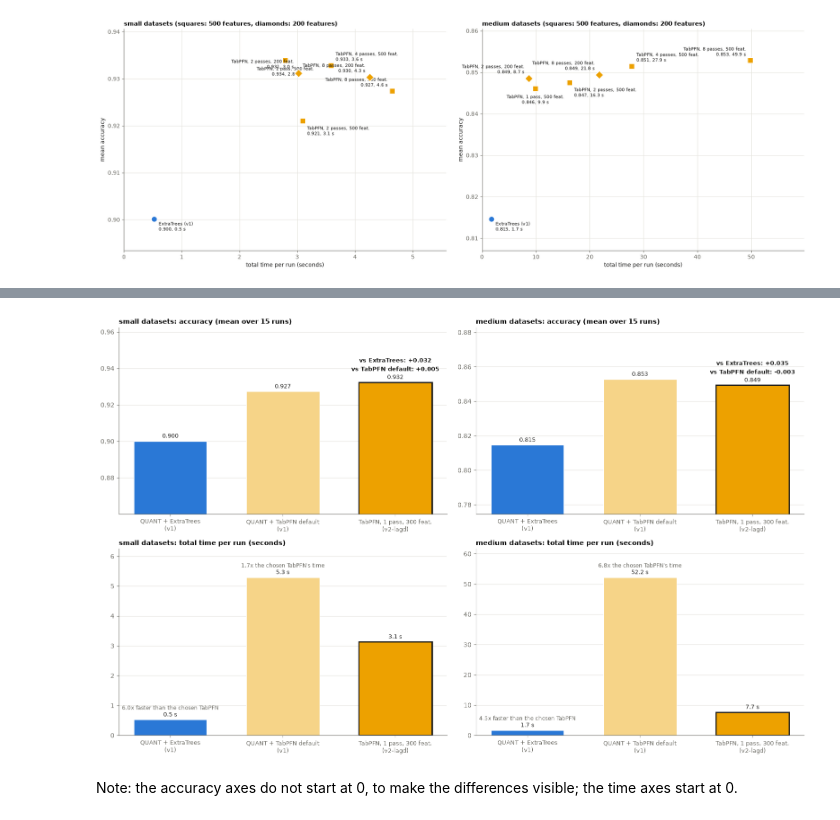
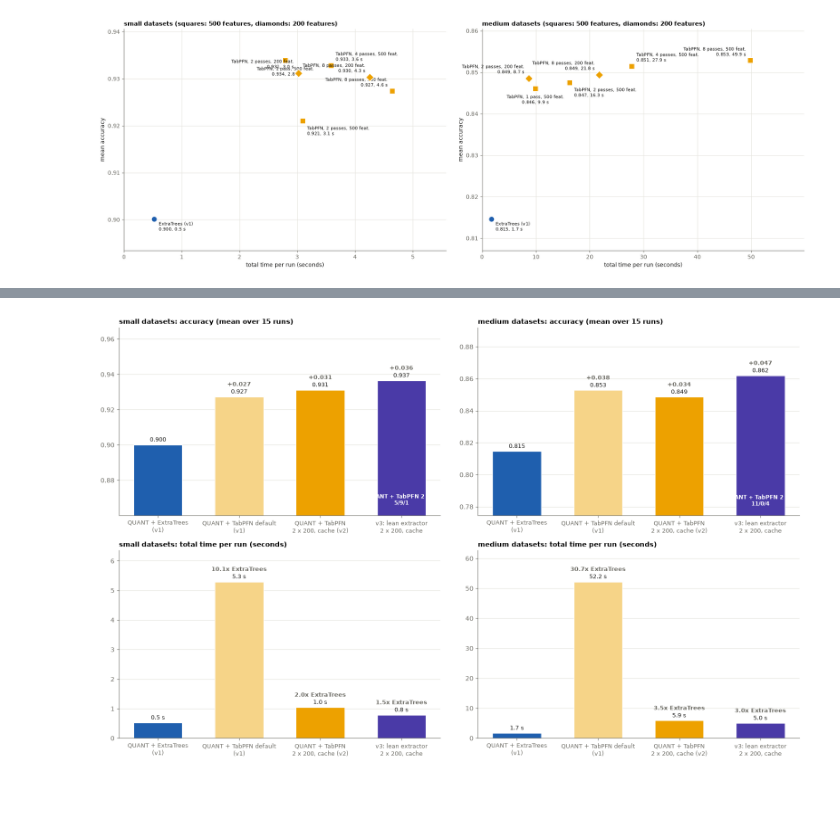
Before and after one commit to Constantin-87/quant-reproduction, a Jupyter notebook: notebooks/03_cheap-tabpfn.ipynb, the cells around one changed output, grey strips where cells are left out. Cells and saved outputs as stored; diff of their text form; code cells hidden in the pictures; blank space fills up the shorter version.

```diff
--- a/notebooks/03_cheap-tabpfn.ipynb
+++ b/notebooks/03_cheap-tabpfn.ipynb
@@ -156,7 +81,7 @@ configuration is better, equal or worse than ExtraTrees.
 MAIN, PER_CONFIG = {}, {}              # per list: the configurations without a context cap, and their means
 for group in GROUPS:
     runs = sweep_runs(group)
-    main = MAIN[group] = ["extratrees"] + [c for c in ALL_CONFIGS if c in set(runs["classifier"]) and not c.endswith("-c1000")]
+    main = MAIN[group] = ["extratrees"] + ALL_CONFIGS
     per_config = runs[runs["classifier"].isin(main)].groupby("classifier")[
         ["accuracy", "balanced_accuracy", "log_loss", "total_time"]].mean().reindex(main)
     paired = runs.pivot_table(index=key, columns="classifier", values=["accuracy", "total_time"])   # one row per run
@@ -389,40 +187,32 @@ run, 52.2 s in the v1 run, for identical results).
 # %%
-REF_ET, REF_TAB = "QUANT + ExtraTrees (v1)", "QUANT + TabPFN default (v1)"
-CHOSEN_NAME = version_label(CHOSEN)
-ENTRIES = [REF_ET, REF_TAB, CHOSEN_NAME]
-ENTRY_COLORS = {REF_ET: COLORS["extratrees"], REF_TAB: "#f6d488", CHOSEN_NAME: COLORS["tabpfn"]}
-
+FINAL = ["QUANT + ExtraTrees\n(v1)", "QUANT + TabPFN default\n(v1)", "QUANT + TabPFN\n2 x 200, cache (v2)",
+         "v3: lean extractor\n2 x 200, cache"]
+FINAL_COLORS = [VERSION_COLORS["v1"], COLORS["tabpfn default"], COLORS["tabpfn"], VERSION_COLORS["v3"]]
 fig, axes = plt.subplots(2, 2, figsize=(16, 10))
 for col, group in enumerate(GROUPS):
-    v1, tab = V1[group], TAB[group]
-    entries = {REF_ET: v1[v1["classifier"] == "extratrees"],                 # the same 15 runs for all three
-               REF_TAB: v1[v1["classifier"] == "tabpfn"],
-               CHOSEN_NAME: tab[(tab["features"] == CHOSEN[0]) & (tab["config"] == CHOSEN[1])]}
+    v1 = V1[group]
+    runs = [v1[v1["classifier"] == "extratrees"], v1[v1["classifier"] == "tabpfn"],
+            load(sweep_file("tabpfn-e2f200", group, "-cache")), load(f"v3_tabpfn-e2f200-both_smoke-{group}_allcores-gpu.csv")]
+    better, equal, worse = wdl_counts(runs[3].set_index(key)["accuracy"] - runs[2].set_index(key)["accuracy"])
     for row, (metric, title, fmt) in enumerate([("accuracy", "accuracy (mean over 15 runs)", "{:.3f}"),
                                                 ("total_time", "total time per run (seconds)", "{:.1f} s")]):
         ax = axes[row, col]
-        values = [entries[name][metric].mean() for name in ENTRIES]
-        bars = ax.bar(range(3), values, 0.65, color=[ENTRY_COLORS[n] for n in ENTRIES],
-                      edgecolor=["white", "white", TEXT], linewidth=[1, 1, 2])
+        values = [r[metric].mean() for r in runs]
+        bars = ax.bar(range(len(FINAL)), values, 0.6, color=FINAL_COLORS, edgecolor="white")
         ax.bar_label(bars, fmt=fmt, padding=3, fontsize=9.5, color=TEXT)
-        ax.set_xticks(range(3), [n.replace(" (", "\n(") for n in ENTRIES], fontsize=9)
-        ax.set_title(f"{group} datasets: {title}", loc="left")
+        for k in range(1, len(FINAL)):  # against QUANT + ExtraTrees, above the value
+            text = signed(values[k] - values[0]) if metric == "accuracy" else f"{values[k] / values[0]:.1f}x ExtraTrees"
+            ax.annotate(text, (k, values[k]), xytext=(0, 17), textcoords="offset points", ha="center", fontsize=9,
+                        color=MUTED, fontweight="bold")
         if metric == "accuracy":
             ax.set_ylim(min(values) - 0.04, min(1.0, max(values) + 0.03))
-            for k, ref in enumerate([REF_ET, REF_TAB]):        # the chosen TabPFN's change against each reference
-                ax.annotate(f"vs {'ExtraTrees' if ref == REF_ET else 'TabPFN default'}: "
-                            f"{signed(values[2] - values[k])}", (2, values[2]), xytext=(0, 18 + 14 * (1 - k)),
-                            textcoords="offset points", ha="center", fontsize=9, color=TEXT, fontweight="bold")
+            ax.annotate(f"vs QUANT + TabPFN 2 x 200:\n{better}/{equal}/{worse}", (3, min(values) - 0.035), ha="center",
+                        va="bottom", fontsize=8.5, color="white", fontweight="bold")
         else:
-            ax.set_ylim(0, max(values) * 1.18)
-            for k in range(2):                                 # each reference's time against the chosen TabPFN's
-                ax.annotate(f"{values[k] / values[2]:.1f}x the chosen TabPFN's time" if values[k] > values[2]
-                            else f"{values[2] / values[k]:.1f}x faster than the chosen TabPFN",
-                            (k, values[k]), xytext=(0, 16), textcoords="offset points", ha="center", fontsize=8.5,
-                            color=MUTED)
+            ax.set_ylim(0, max(values) * 1.2)
+        ax.set_xticks(range(len(FINAL)), FINAL, fontsize=9)
+        ax.set_title(f"{group} datasets: {title}", loc="left")
 fig.tight_layout()
 plt.show()
 # %% [output]
-[figure, old version]
+[figure, new version]
-# %% [markdown]
-Note: the accuracy axes do not start at 0, to make the differences visible; the time axes start at 0.
```
Also changed, not shown: parts of 38 cells of this notebook, 29 other files.
